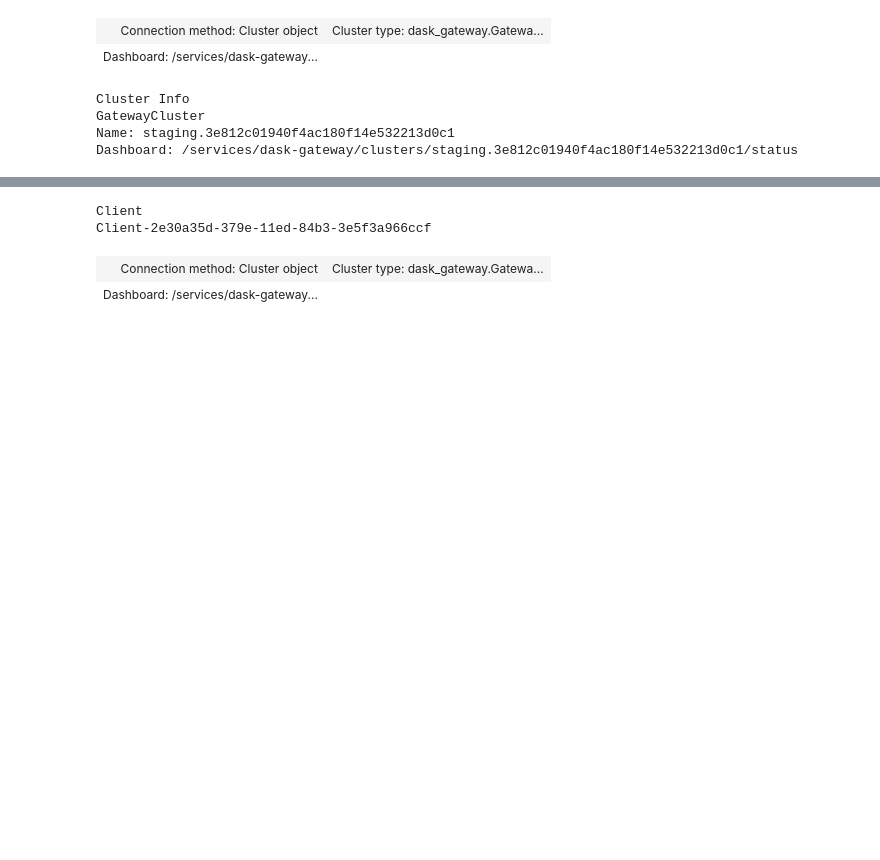
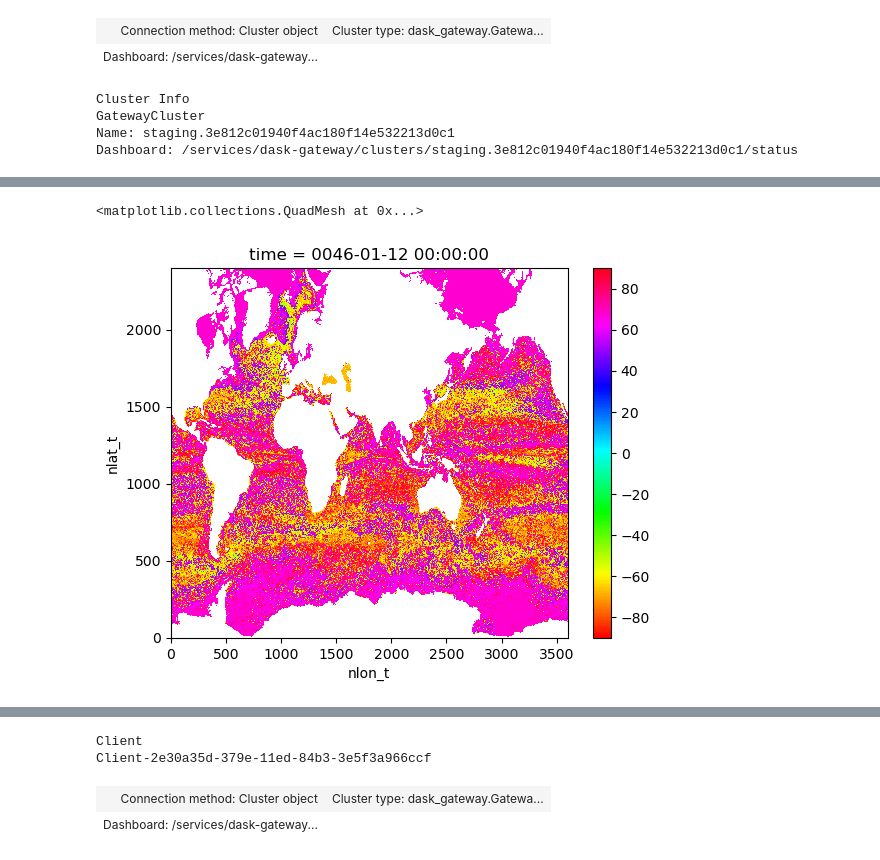
Before and after one commit to shanicetbailey/SST-gradients, a Jupyter notebook: CESM/3_horiz_turner_angle.ipynb, the cells around one changed output, grey strips where cells are left out. Cells and saved outputs as stored; diff of their text form; code cells hidden in the pictures; blank space fills up the shorter version.

```diff
--- a/CESM/3_horiz_turner_angle.ipynb
+++ b/CESM/3_horiz_turner_angle.ipynb
@@ -253,0 +253,6 @@ ta[10].plot(cmap='hsv')
+# %%
+#diff between 180/pi and 90/pi rad2deg conversion
+(ta[0][10] - ta[1][10]).plot(cmap='hsv')
+# %% [output]
+<matplotlib.collections.QuadMesh at 0x...>
+[figure, added]
```
Also changed, not shown: parts of 8 cells of this notebook.
